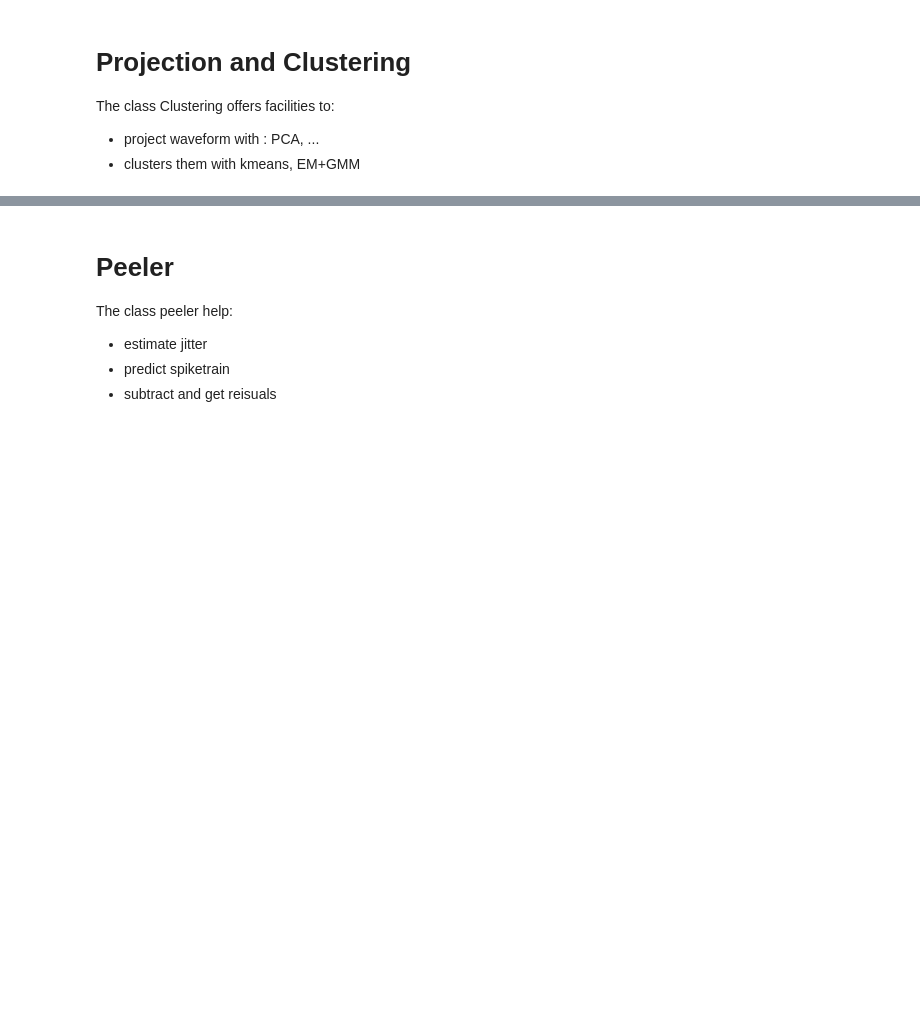
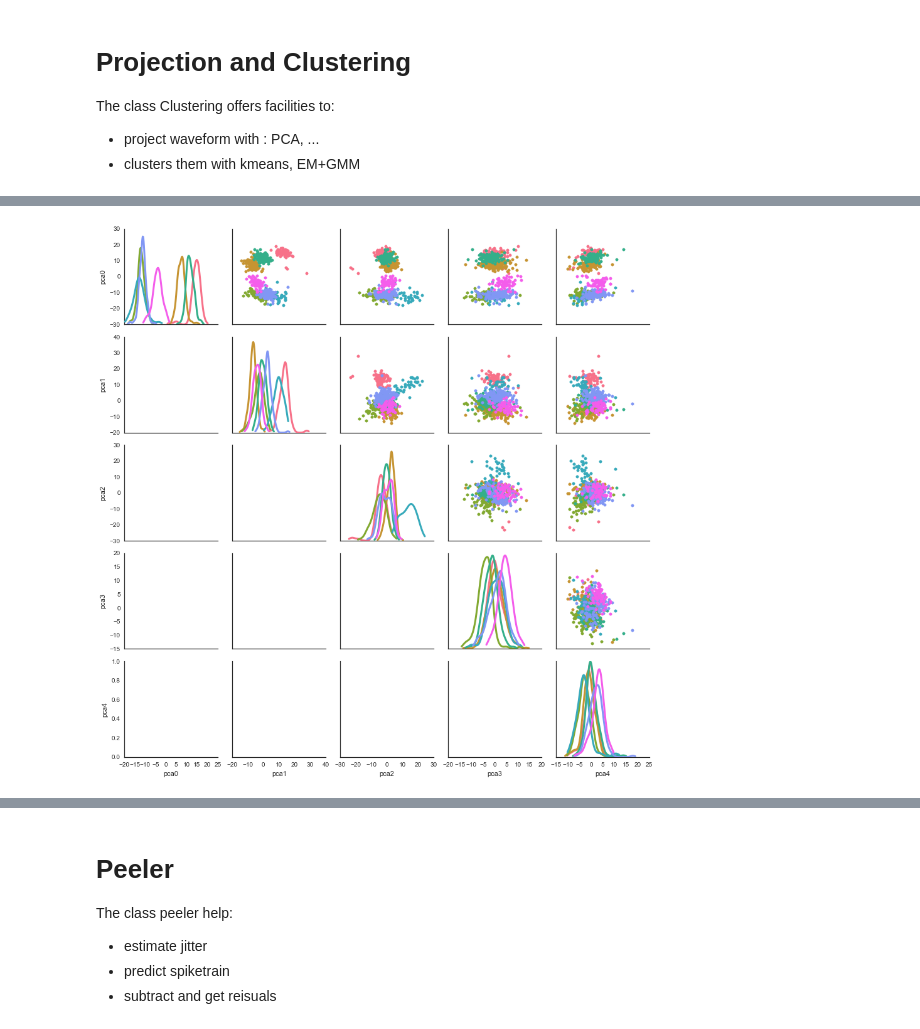
Before and after one commit to tridesclous/tridesclous, a Jupyter notebook: example/example_low_level_classes.ipynb, the cells around one changed output, grey strips where cells are left out. Saved outputs shown, nothing was run; the diff lists cells and outputs as text; code cells hidden in the pictures; blank space fills up the shorter version.

```diff
--- a/example/example_low_level_classes.ipynb
+++ b/example/example_low_level_classes.ipynb
@@ -197,9 +239,8 @@ g.map_diag(sns.kdeplot, lw=3)
 # %%
 # try to clusters
 labels = clustering.find_clusters(7)
 df = pd.concat([features, labels], axis=1)
 
-g = sns.PairGrid(df, diag_sharey=False,hue='label', vars = features.columns)
-g.map_lower(sns.kdeplot)
-g.map_upper(pyplot.scatter)
-g.map_diag(sns.kdeplot, lw=3)
+clustering.plot_projection(plot_density = False)
+# %% [output]
+[figure, added]
```
Also changed, not shown: parts of 16 cells of this notebook, 8 other files.
